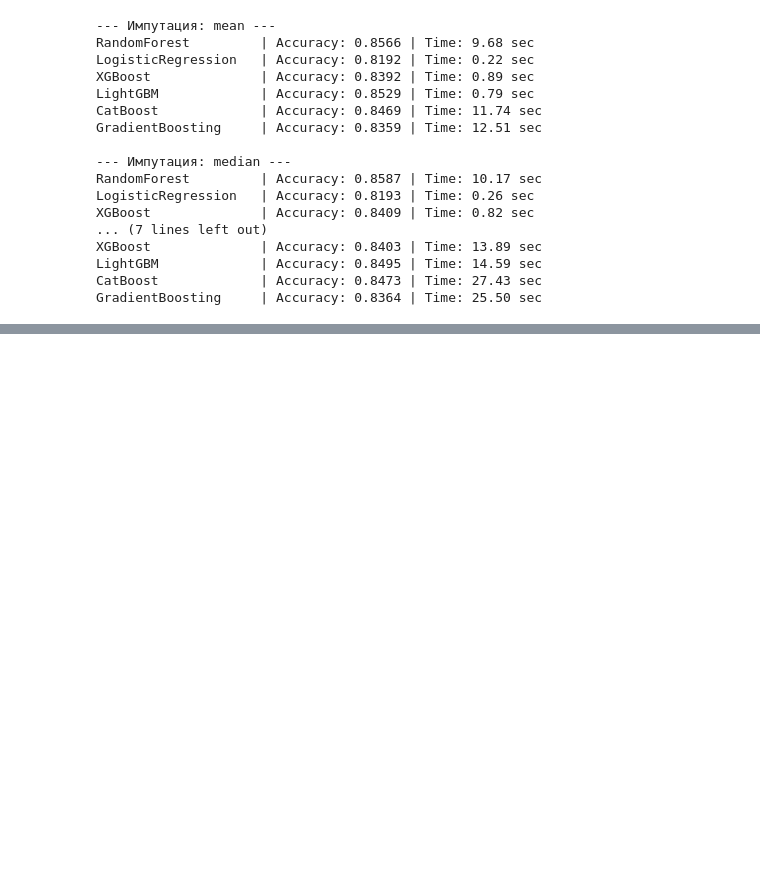
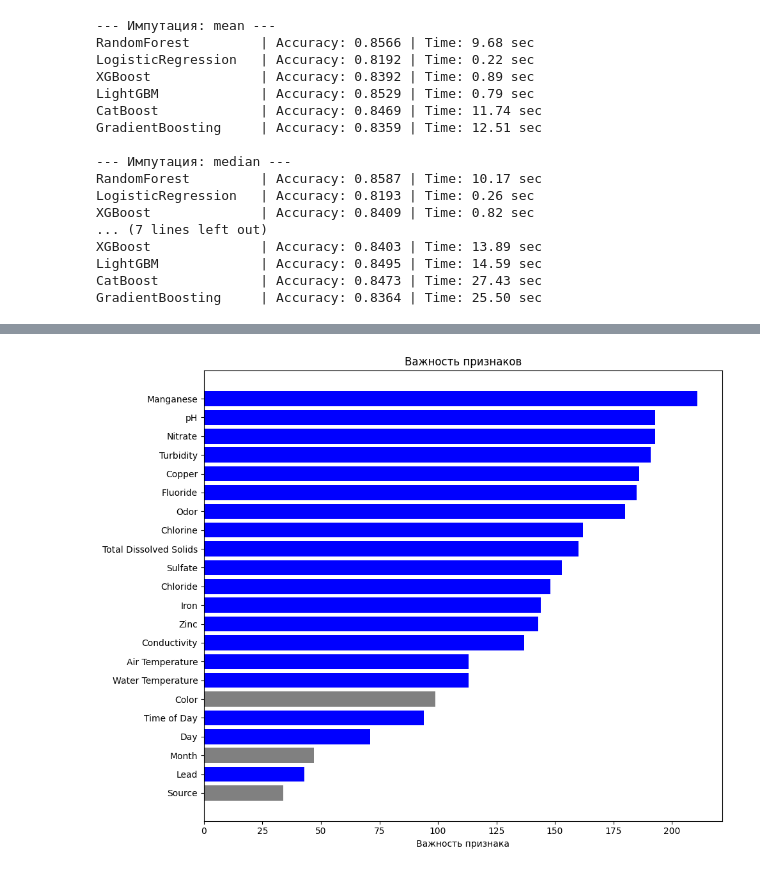
Before and after one commit to Kliooo/spbu-ai-fundamentals, a Jupyter notebook: project/project.ipynb, the cells around one changed output, grey strips where cells are left out. Saved outputs shown, nothing was run; the diff lists cells and outputs as text; code cells hidden in the pictures; blank space fills up the shorter version.

```diff
--- a/project/project.ipynb
+++ b/project/project.ipynb
@@ -91,3 +90,97 @@ XGBoost              | Accuracy: 0.8403 | Time: 13.89 sec
 LightGBM             | Accuracy: 0.8495 | Time: 14.59 sec
 CatBoost             | Accuracy: 0.8473 | Time: 27.43 sec
 GradientBoosting     | Accuracy: 0.8364 | Time: 25.50 sec
+# %%
+import pandas as pd
+import time
+import numpy as np
+import matplotlib.pyplot as plt
+
+from sklearn.model_selection import cross_val_score
+from sklearn.preprocessing import StandardScaler, OrdinalEncoder
+from sklearn.impute import SimpleImputer
+from sklearn.pipeline import Pipeline
+from sklearn.compose import ColumnTransformer
+from lightgbm import LGBMClassifier
+
+
+df = pd.read_csv("Water Quality Prediction.csv")
+
+df_0 = df[df["Target"] == 0].sample(n=15000, random_state=42)
+df_1 = df[df["Target"] == 1].sample(n=5000, random_state=42)
+df_balanced = pd.concat([df_0, df_1]).sample(frac=1, random_state=42).reset_index(drop=True)
+
+if "Index" in df_balanced.columns:
+    df_balanced.drop(columns="Index", inplace=True)
+
+target = "Target"
+X = df_balanced.drop(columns=target)
+y = df_balanced[target]
+
+cat_cols = X.select_dtypes(include=["object"]).columns.tolist()
+num_cols = X.select_dtypes(include=["float64", "int64"]).columns.tolist()
+
+numeric_transformer = Pipeline([
+    ("imputer", SimpleImputer(strategy="mean")),
+    ("scaler", StandardScaler())
+])
+categorical_transformer = Pipeline([
+    ("imputer", SimpleImputer(strategy="most_frequent")),
+    ("encoder", OrdinalEncoder(handle_unknown="use_encoded_value", unknown_value=-1))
+])
+preprocessor = ColumnTransformer([
+    ("num", numeric_transformer, num_cols),
+    ("cat", categorical_transformer, cat_cols)
+])
+
+model = LGBMClassifier(verbose=-1, random_state=42)
+
+pipe = Pipeline([
+    ("preprocessor", preprocessor),
+    ("classifier", model)
+])
+
+start_time = time.time()
+scores = cross_val_score(pipe, X, y, cv=5, scoring="accuracy", n_jobs=-1)
+elapsed = time.time() - start_time
+avg_score = scores.mean()
+
+print(f"\nLightGBM Accuracy: {avg_score:.4f} | Time: {elapsed:.2f} sec")
+
+X_processed = preprocessor.fit_transform(X)
+model.fit(X_processed, y)
+
+num_features = preprocessor.named_transformers_["num"].named_steps["imputer"].get_feature_names_out(num_cols)
+cat_features = preprocessor.named_transformers_["cat"].named_steps["encoder"].get_feature_names_out(cat_cols)
+all_features = list(num_features) + list(cat_features)
+
+importances = model.feature_importances_
+
+importance_df = pd.DataFrame({
+    "Feature": all_features,
+    "Importance": importances
+})
+
+direction_dict = {}
+for feature in num_cols:
+    corr = np.corrcoef(X[feature], y)[0, 1]
+    direction_dict[feature] = "Positive" if corr > 0 else "Negative"
+
+for feature in cat_cols:
+    direction_dict[feature] = "Unknown"
+
+importance_df["Direction"] = importance_df["Feature"].map(direction_dict).fillna("Unknown")
+
+importance_df = importance_df.sort_values(by="Importance", ascending=False)
+
+colors_map = {"Positive": "green", "Negative": "blue", "Unknown": "gray"}
+colors = importance_df["Direction"].map(colors_map)
+
+plt.figure(figsize=(10, 8))
+plt.barh(importance_df["Feature"], importance_df["Importance"], color=colors)
+plt.xlabel("Важность признака")
+plt.title("Важность признаков")
+plt.gca().invert_yaxis()
+plt.tight_layout()
+plt.show()
+# %% [output]
@@ -93,0 +188 @@ GradientBoosting     | Accuracy: 0.8364 | Time: 25.50 sec
+[figure, added]
```
Also changed, not shown: parts of 2 cells of this notebook.
